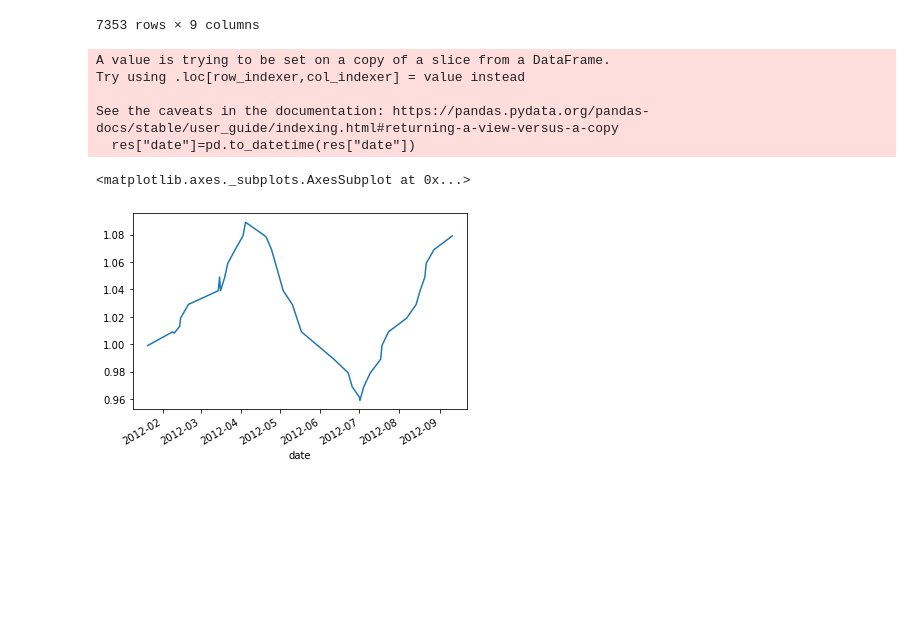
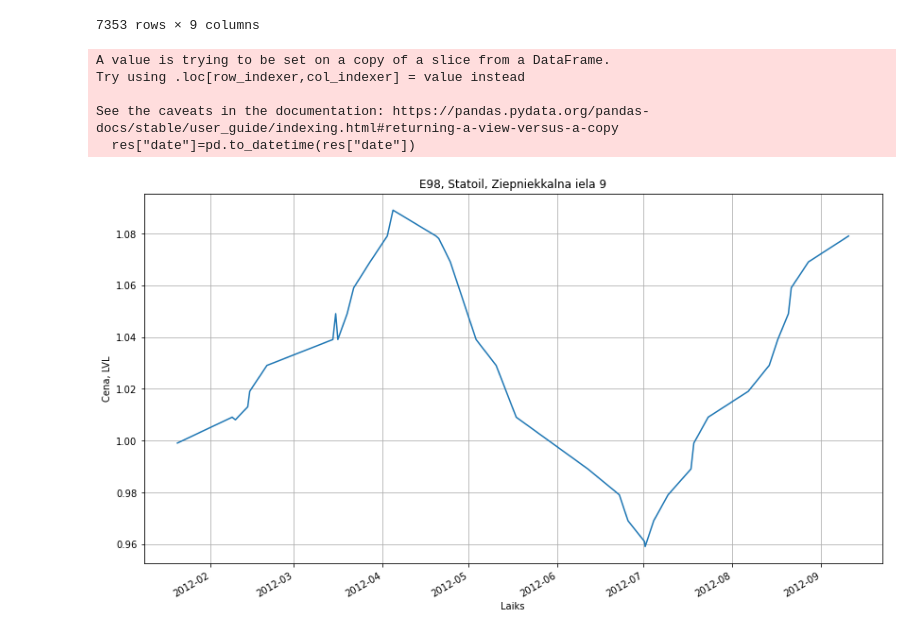
Before and after one commit to didzislauva/degvielasCenas, a Jupyter notebook: Degvielas Cenas.ipynb, the cells around one changed output. Drawn from its saved outputs; the diff is of its cells as text; code cells hidden in the pictures; blank space fills up the shorter version.

```diff
--- a/Degvielas Cenas.ipynb
+++ b/Degvielas Cenas.ipynb
@@ -105,13 +105,17 @@ cenas_marka_stacija
 # %%
 res = cenas_marka_stacija[(cenas_marka_stacija['stacija_x'] == 80) & (cenas_marka_stacija['marka_x'] == 2)]
 res["date"]=pd.to_datetime(res["date"])
 res.set_index('date', inplace=True)
-res["cena"].plot()
+ax=res["cena"].plot(figsize=(14,8))
+
+ax.set_xlabel('Laiks')
+ax.set_ylabel('Cena, LVL')
+ax.set_title('E98, Statoil, Ziepniekkalna iela 9')
+ax.grid()
 # %% [output]
 A value is trying to be set on a copy of a slice from a DataFrame.
 Try using .loc[row_indexer,col_indexer] = value instead
 
 See the caveats in the documentation: https://pandas.pydata.org/pandas-docs/stable/user_guide/indexing.html#returning-a-view-versus-a-copy
   res["date"]=pd.to_datetime(res["date"])
-<matplotlib.axes._subplots.AxesSubplot at 0x...>
-[figure, old version]
+[figure, new version]
```
Also changed, not shown: parts of 1 cell of this notebook.
